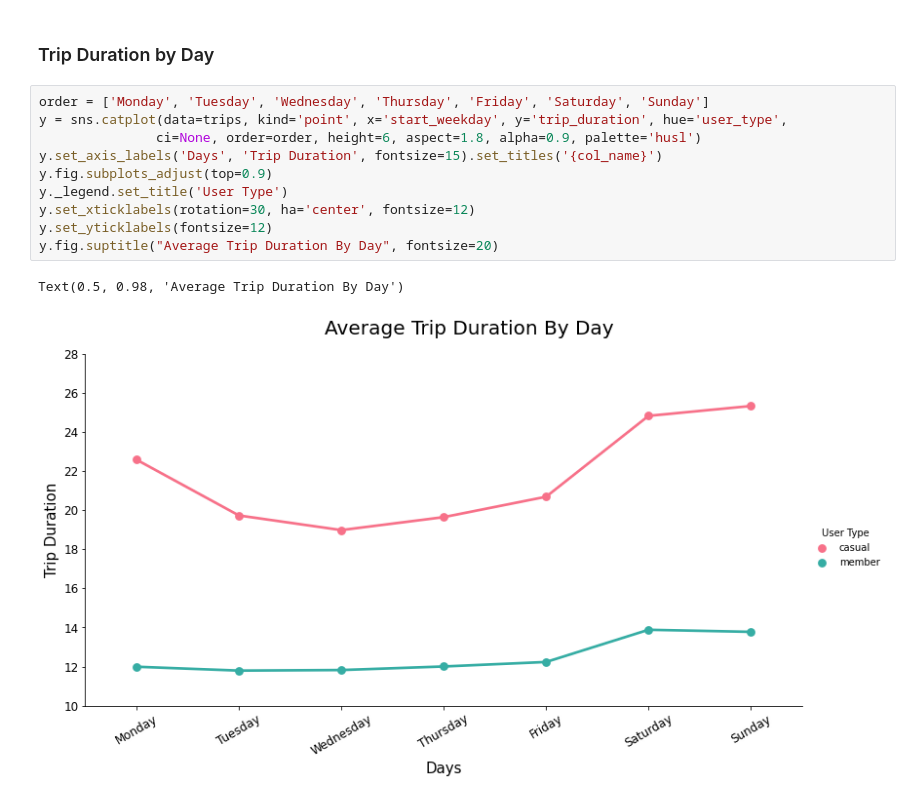
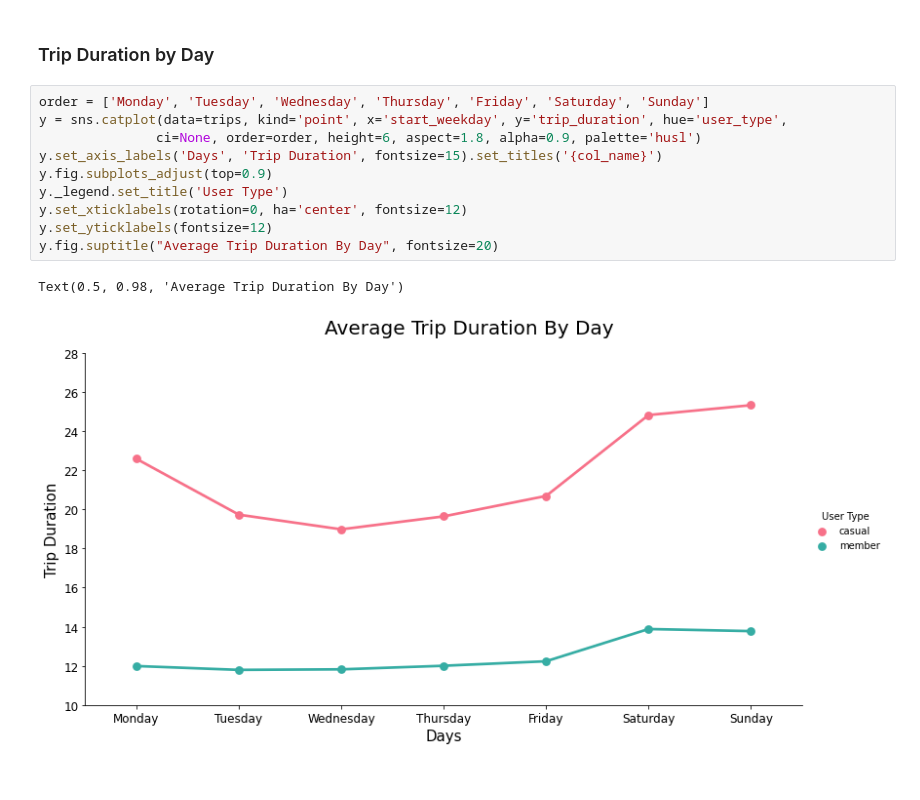
Before and after one commit to FedeDipa91/pbix, a Jupyter notebook: BikeSharing/BikeSharing_cd_analysis.ipynb, the cells around one changed output. Saved outputs shown, nothing was run; the diff lists cells and outputs as text.

```diff
--- a/BikeSharing/BikeSharing_cd_analysis.ipynb
+++ b/BikeSharing/BikeSharing_cd_analysis.ipynb
@@ -284,13 +270,13 @@ pivot_dur_bymonth.reindex(columns=month_order).round(2)
 # %%
 order = ['Monday', 'Tuesday', 'Wednesday', 'Thursday', 'Friday', 'Saturday', 'Sunday']
 y = sns.catplot(data=trips, kind='point', x='start_weekday', y='trip_duration', hue='user_type',
                ci=None, order=order, height=6, aspect=1.8, alpha=0.9, palette='husl')
 y.set_axis_labels('Days', 'Trip Duration', fontsize=15).set_titles('{col_name}')
 y.fig.subplots_adjust(top=0.9)
 y._legend.set_title('User Type')
-y.set_xticklabels(rotation=30, ha='center', fontsize=12)
+y.set_xticklabels(rotation=0, ha='center', fontsize=12)
 y.set_yticklabels(fontsize=12)
 y.fig.suptitle("Average Trip Duration By Day", fontsize=20)
 # %% [output]
 Text(0.5, 0.98, 'Average Trip Duration By Day')
-[figure, old version]
+[figure, new version]
```
Also changed, not shown: parts of 36 cells of this notebook.
